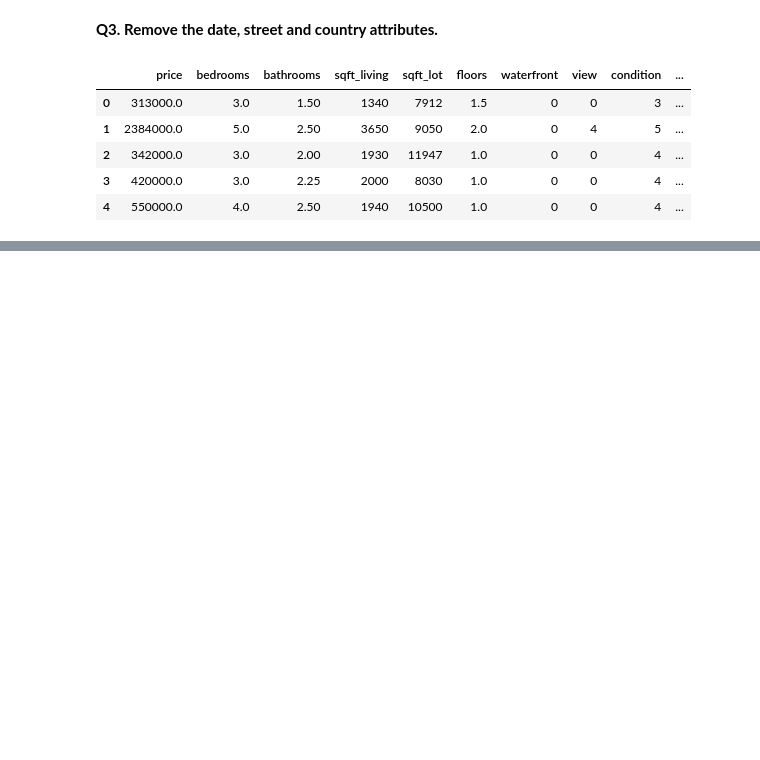
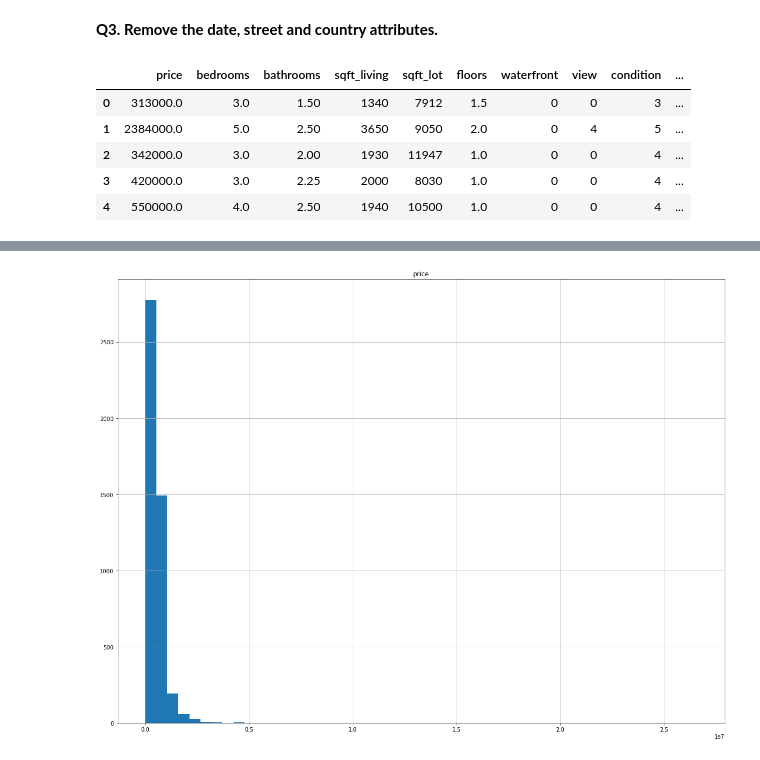
Before and after one commit to radhe2205/applied-ml-probs, a Jupyter notebook: hw1/src/hw1.ipynb, the cells around one changed output, grey strips where cells are left out. Cells and saved outputs as stored; diff of their text form; code cells hidden in the pictures; blank space fills up the shorter version.

```diff
--- a/hw1/src/hw1.ipynb
+++ b/hw1/src/hw1.ipynb
@@ -71,0 +211,6 @@ housing_data.head()
+# %%
+# Plotting the price distribution in the zero removed price data
+zero_removed_housing_data[["price"]].hist(bins=50, figsize=(20,15))
+plt.show()
+# %% [output]
+[figure, added]
```
Also changed, not shown: parts of 40 cells of this notebook.
